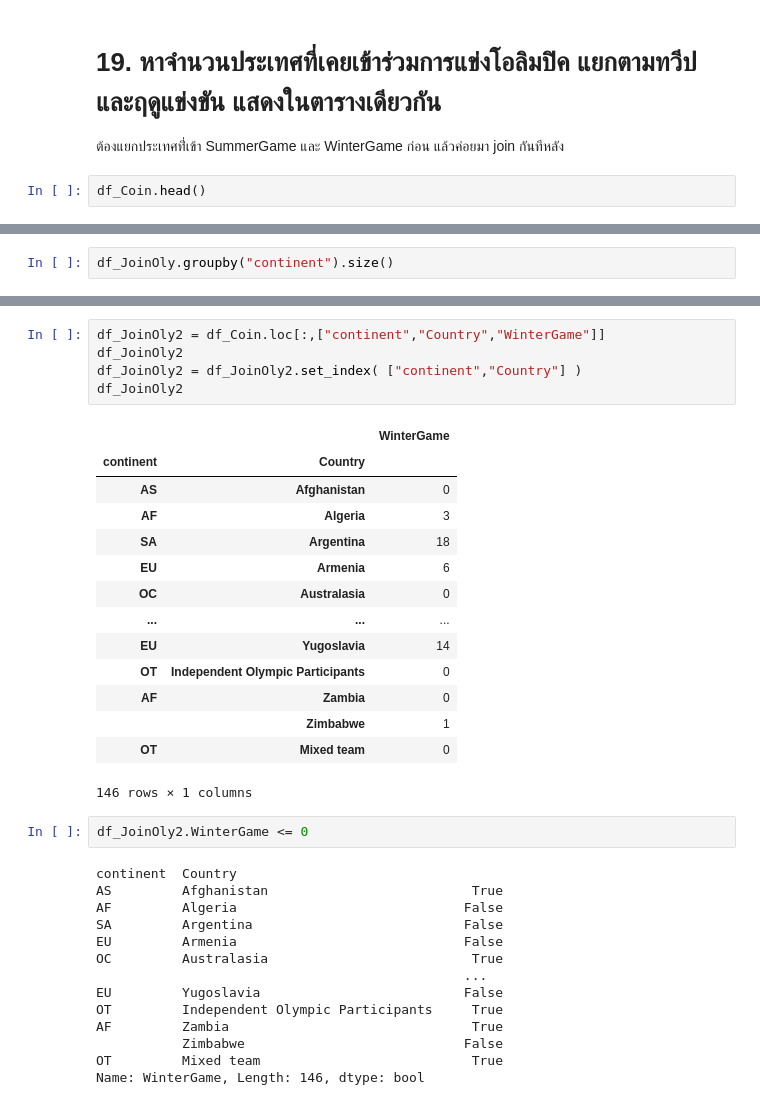
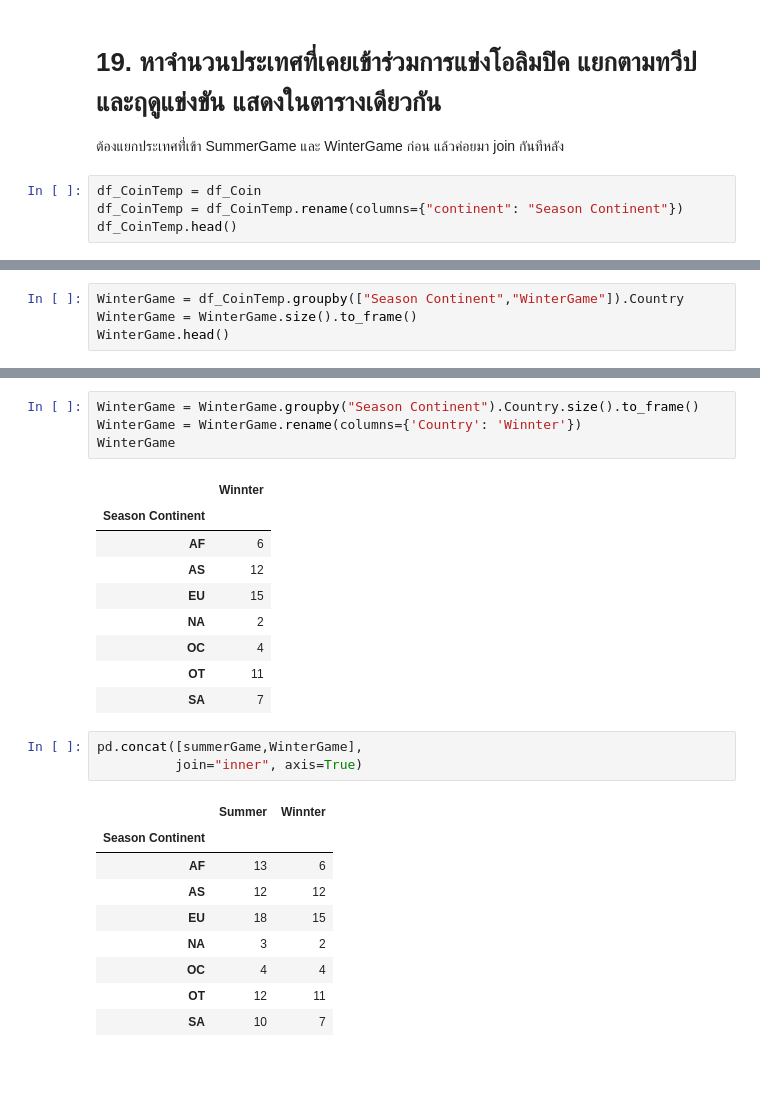
Before and after one commit to PNYWT/Python-For-Data-Science, a Jupyter notebook: Data Science with Big data/Homework/Homework Week 6.ipynb, the cells around one changed output, grey strips where cells are left out. Drawn from its saved outputs; the diff is of its cells as text; blank space fills up the shorter version.

```diff
--- a/Data Science with Big data/Homework/Homework Week 6.ipynb
+++ b/Data Science with Big data/Homework/Homework Week 6.ipynb
@@ -439,5 +439,7 @@ Name: SummerGold, dtype: float64
 
 ต้องแยกประเทศที่่เข้า SummerGame และ WinterGame ก่อน แล้วค่อยมา join กันทีหลัง
 # %%
-df_Coin.head()
+df_CoinTemp = df_Coin
+df_CoinTemp = df_CoinTemp.rename(columns={"continent": "Season Continent"})
+df_CoinTemp.head()
 # %% [output]
@@ -485,3 +485,5 @@ df_JoinOly
 # %%
-df_JoinOly.groupby("continent").size()
+WinterGame = df_CoinTemp.groupby(["Season Continent","WinterGame"]).Country
+WinterGame = WinterGame.size().to_frame()
+WinterGame.head()
 # %% [output]
@@ -497,36 +497,27 @@ dtype: int64
 # %%
-df_JoinOly2 = df_Coin.loc[:,["continent","Country","WinterGame"]]
-df_JoinOly2
-df_JoinOly2 = df_JoinOly2.set_index( ["continent","Country"] )
-df_JoinOly2
+WinterGame = WinterGame.groupby("Season Continent").Country.size().to_frame()
+WinterGame = WinterGame.rename(columns={'Country': 'Winnter'})
+WinterGame
 # %% [output]
-|  |  | WinterGame |
-| continent | Country |  |
-| AS | Afghanistan | 0 |
-| AF | Algeria | 3 |
-| SA | Argentina | 18 |
-| EU | Armenia | 6 |
-| OC | Australasia | 0 |
-| ... | ... | ... |
-| EU | Yugoslavia | 14 |
-| OT | Independent Olympic Participants | 0 |
-| AF | Zambia | 0 |
-|  | Zimbabwe | 1 |
-| OT | Mixed team | 0 |
+|  | Winnter |
+| Season Continent |  |
+| AF | 6 |
+| AS | 12 |
+| EU | 15 |
+| NA | 2 |
+| OC | 4 |
+| OT | 11 |
+| SA | 7 |
-146 rows × 1 columns
 # %%
-df_JoinOly2.WinterGame <= 0
+pd.concat([summerGame,WinterGame],
+          join="inner", axis=True)
 # %% [output]
-continent  Country
-AS         Afghanistan                          True
-AF         Algeria                             False
-SA         Argentina                           False
-EU         Armenia                             False
-OC         Australasia                          True
-                                               ...
-EU         Yugoslavia                          False
-OT         Independent Olympic Participants     True
-AF         Zambia                               True
-           Zimbabwe                            False
-OT         Mixed team                           True
-Name: WinterGame, Length: 146, dtype: bool
+|  | Summer | Winnter |
+| Season Continent |  |  |
+| AF | 13 | 6 |
+| AS | 12 | 12 |
+| EU | 18 | 15 |
+| NA | 3 | 2 |
+| OC | 4 | 4 |
+| OT | 12 | 11 |
+| SA | 10 | 7 |
```
Also changed, not shown: parts of 17 cells of this notebook, 2 other files.
